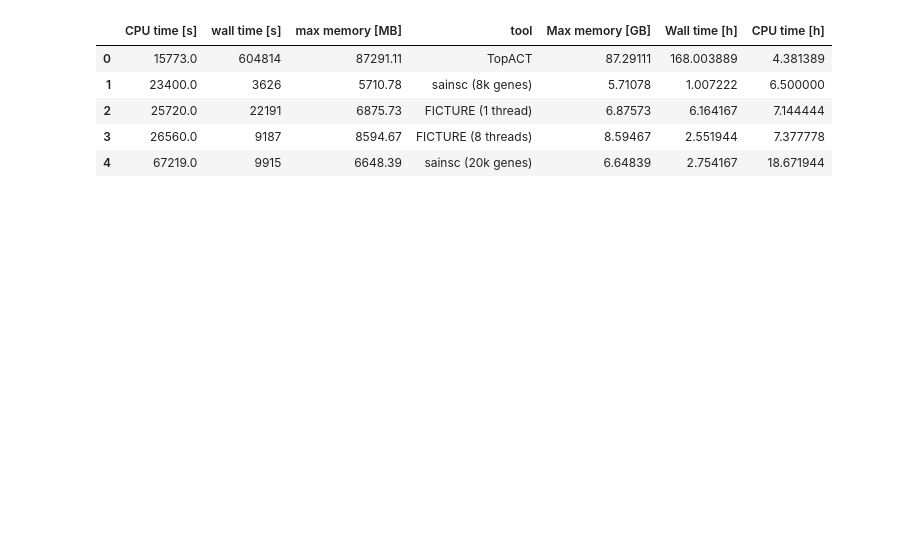
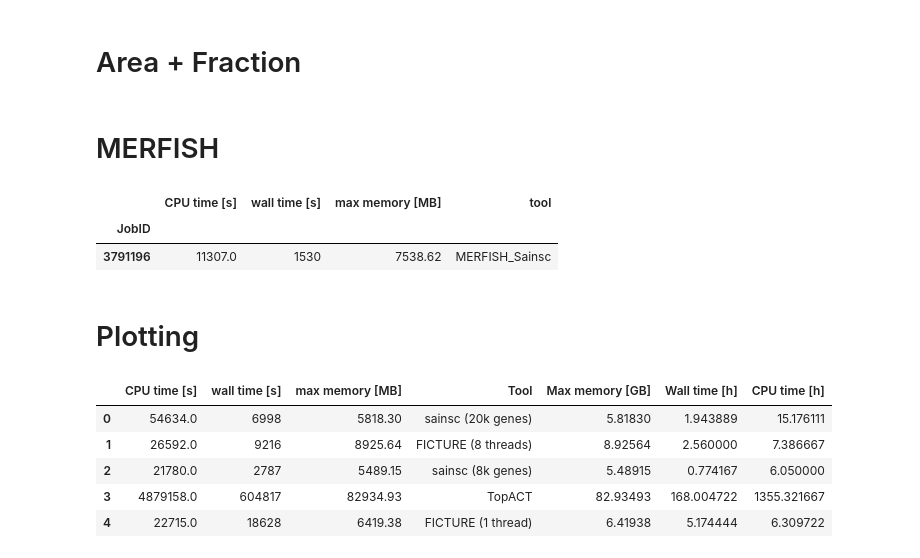
Before and after one commit to HiDiHlabs/sainsc-study, a Jupyter notebook: 5_2-BenchmarkResults.ipynb, the cells around one changed output. Saved outputs shown, nothing was run; the diff lists cells and outputs as text; code cells hidden in the pictures; blank space fills up the shorter version.

```diff
--- a/5_2-BenchmarkResults.ipynb
+++ b/5_2-BenchmarkResults.ipynb
@@ -78,0 +75,2 @@ import seaborn as sns
+# %% [markdown]
+# Area + Fraction
@@ -78,0 +90,10 @@ import seaborn as sns
+# %% [markdown]
+# MERFISH
+# %%
+get_runtime_stats({3791196: "MERFISH_Sainsc"})
+# %% [output]
+|  | CPU time [s] | wall time [s] | max memory [MB] | tool |
+| JobID |  |  |  |  |
+| 3791196 | 11307.0 | 1530 | 7538.62 | MERFISH_Sainsc |
+# %% [markdown]
+# Plotting
@@ -79,17 +105,17 @@ import seaborn as sns
 # %%
 stats_comparison = stats_comparison.assign(
     **{
         "Max memory [GB]": lambda x: x["max memory [MB]"] / 1e3,
         "Wall time [h]": lambda x: x["wall time [s]"] / 60**2,
         "CPU time [h]": lambda x: x["CPU time [s]"] / 60**2,
     }
-)
+).rename(columns={"tool": "Tool"})
+
+stats_comparison
+# %% [output]
+|  | CPU time [s] | wall time [s] | max memory [MB] | Tool | Max memory [GB] | Wall time [h] | CPU time [h] |
+| 0 | 54634.0 | 6998 | 5818.30 | sainsc (20k genes) | 5.81830 | 1.943889 | 15.176111 |
+| 1 | 26592.0 | 9216 | 8925.64 | FICTURE (8 threads) | 8.92564 | 2.560000 | 7.386667 |
+| 2 | 21780.0 | 2787 | 5489.15 | sainsc (8k genes) | 5.48915 | 0.774167 | 6.050000 |
+| 3 | 4879158.0 | 604817 | 82934.93 | TopACT | 82.93493 | 168.004722 | 1355.321667 |
+| 4 | 22715.0 | 18628 | 6419.38 | FICTURE (1 thread) | 6.41938 | 5.174444 | 6.309722 |
-# %%
-stats_comparison
-# %% [output]
-|  | CPU time [s] | wall time [s] | max memory [MB] | tool | Max memory [GB] | Wall time [h] | CPU time [h] |
-| 0 | 15773.0 | 604814 | 87291.11 | TopACT | 87.29111 | 168.003889 | 4.381389 |
-| 1 | 23400.0 | 3626 | 5710.78 | sainsc (8k genes) | 5.71078 | 1.007222 | 6.500000 |
-| 2 | 25720.0 | 22191 | 6875.73 | FICTURE (1 thread) | 6.87573 | 6.164167 | 7.144444 |
-| 3 | 26560.0 | 9187 | 8594.67 | FICTURE (8 threads) | 8.59467 | 2.551944 | 7.377778 |
-| 4 | 67219.0 | 9915 | 6648.39 | sainsc (20k genes) | 6.64839 | 2.754167 | 18.671944 |
```
Also changed, not shown: parts of 27 cells of this notebook, 15 other files.
